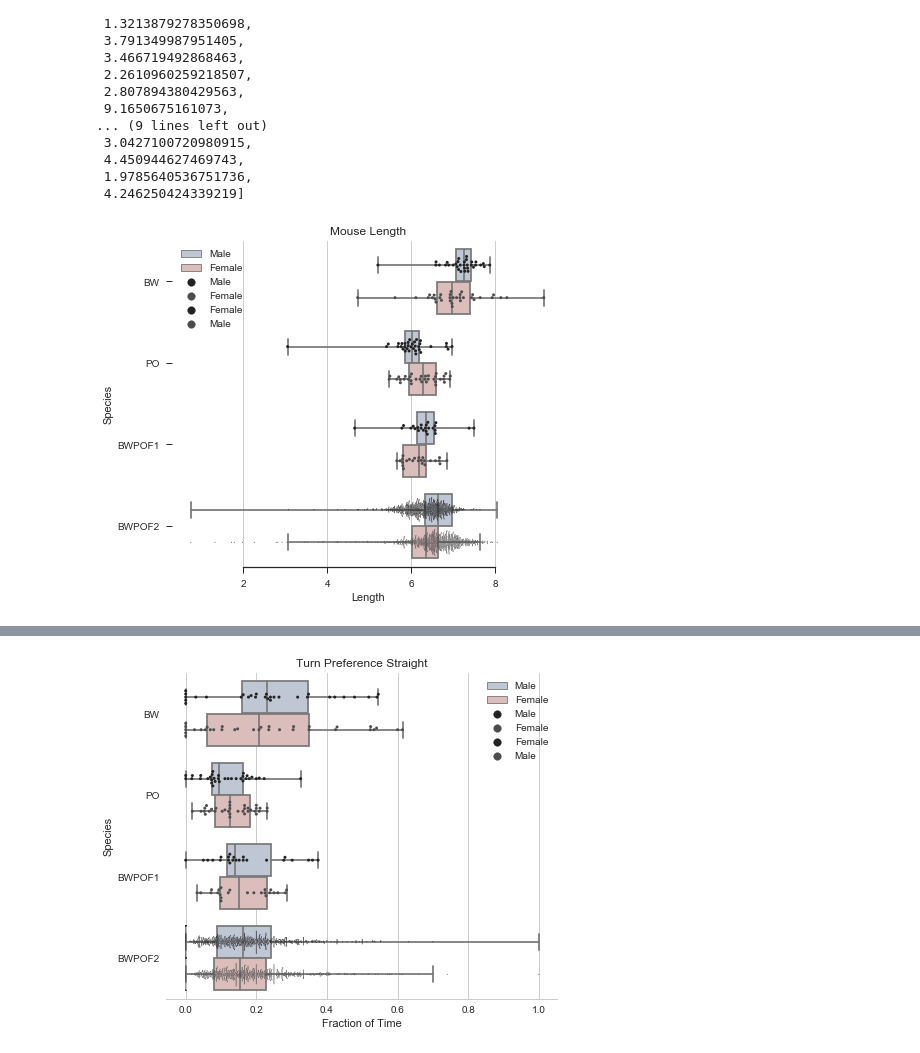
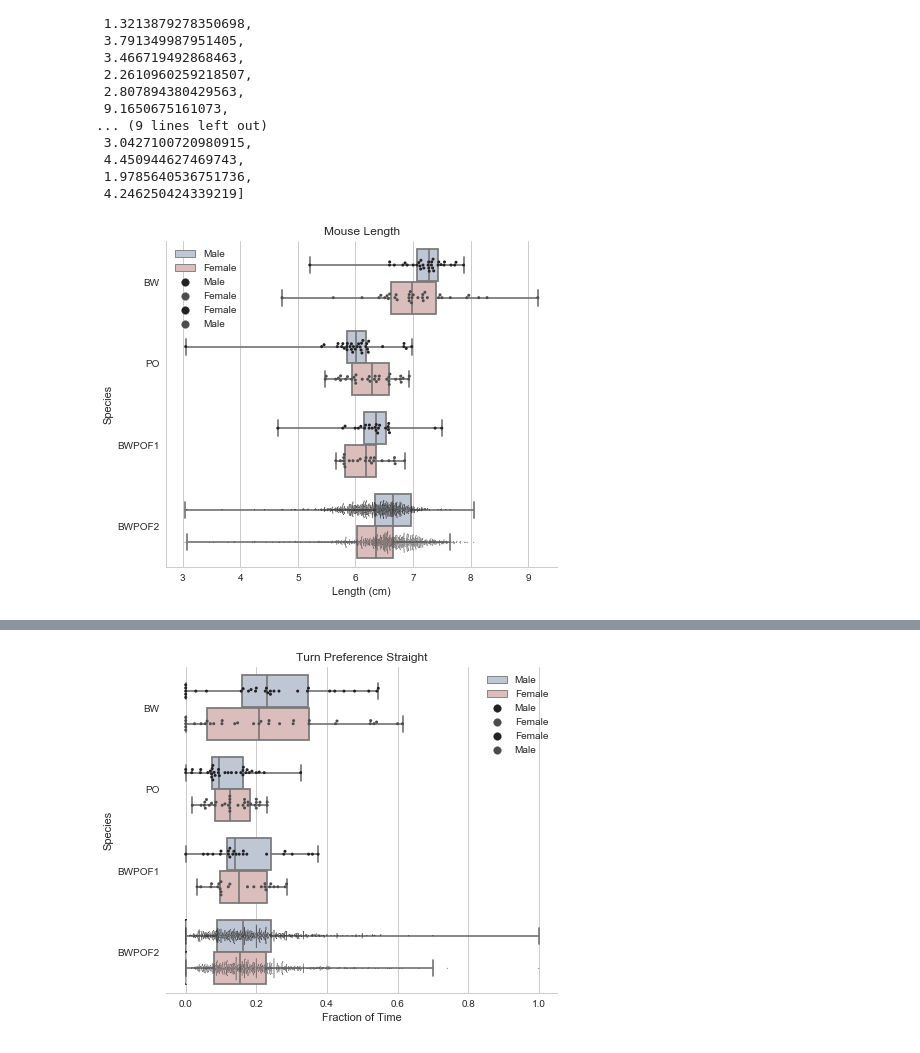
Before and after one commit to zachbogart/mice_behavior_capstone, a Jupyter notebook: process_data/results/ViolinPlot_designs.ipynb, the cells around one changed output, grey strips where cells are left out. Saved outputs shown, nothing was run; the diff lists cells and outputs as text; code cells hidden in the pictures.

Commit message:
updated violin plot notebook

```diff
--- a/process_data/results/ViolinPlot_designs.ipynb
+++ b/process_data/results/ViolinPlot_designs.ipynb
@@ -65,31 +65,36 @@ detect_outlier(df[var])
 # %%
 var = 'mouse_dimensions_mouseLength'
 sns.set(style="ticks")
+sns.set_style("whitegrid")
+
+df2 = df[df[var] > 3]
 
 # Initialize the figure with a logarithmic x axis
 f, ax = plt.subplots(figsize=(7, 6))
 
 # Plot the orbital period with horizontal boxes
-sns.boxplot(x=var, y="mouse_details_strain", hue = 'Sex', data=df,
+sns.boxplot(x=var, y="mouse_details_strain", hue = 'Sex', data=df2,
             whis="range", palette="vlag", order = ['BW', 'PO', 'BWPOF1', 'BWPOF2'] )
 
 # Add in points to show each observation
 sns.swarmplot(x=var, y="mouse_details_strain", hue = 'Sex',
-              data=df[df.mouse_details_strain.isin(['BW', 'PO', 'BWPOF1'])],
+              data=df2[df2.mouse_details_strain.isin(['BW', 'PO', 'BWPOF1'])],
               size=3, color=".3", dodge = True, linewidth=0,
               order = ['BW', 'PO', 'BWPOF1', 'BWPOF2'])
 
 # Add in points to show each observation
 sns.swarmplot(x=var, y="mouse_details_strain", hue = 'Sex',
-              data=df[df.mouse_details_strain.isin(['BWPOF2'])],
+              data=df2[df2.mouse_details_strain.isin(['BWPOF2'])],
               size=1, color=".3", dodge = True, linewidth=0,
               order = ['BW', 'PO', 'BWPOF1', 'BWPOF2'])
 
 # Tweak the visual presentation
 ax.set_title("Mouse Length")
 ax.xaxis.grid(True)
 ax.legend(loc=2)
-ax.set(ylabel="Species", xlabel = "Length")
-sns.despine(trim=True, left=True)
+ax.set(ylabel="Species", xlabel = "Length (cm)")
+#ax.ylim(min(df[var], max(df[var])))
+sns.despine()
+f.savefig("PosterPlots/"+ var + ".pdf")
 # %% [output]
-[figure, old version]
+[figure, new version]
```
Also changed, not shown: parts of 3 cells of this notebook.
